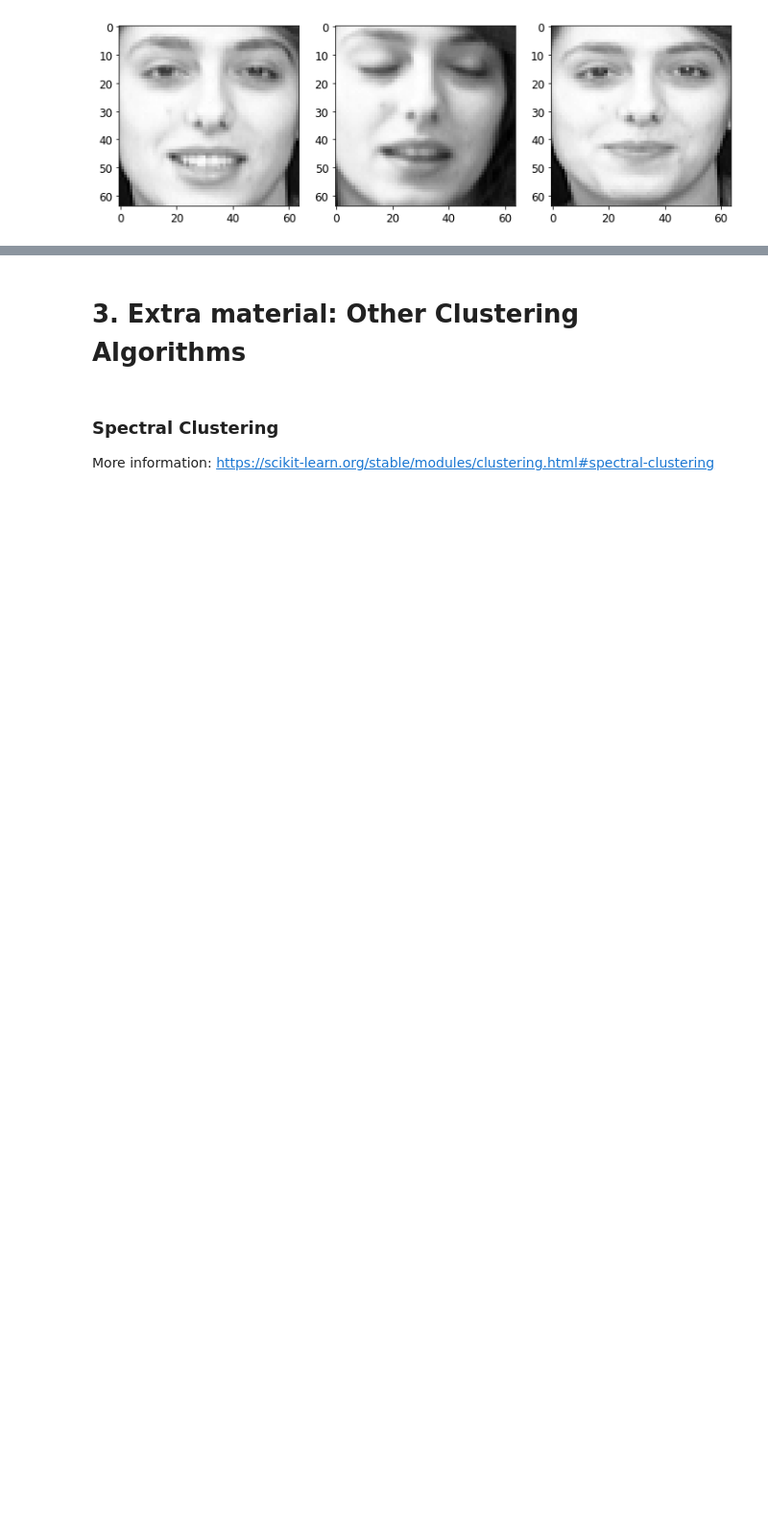
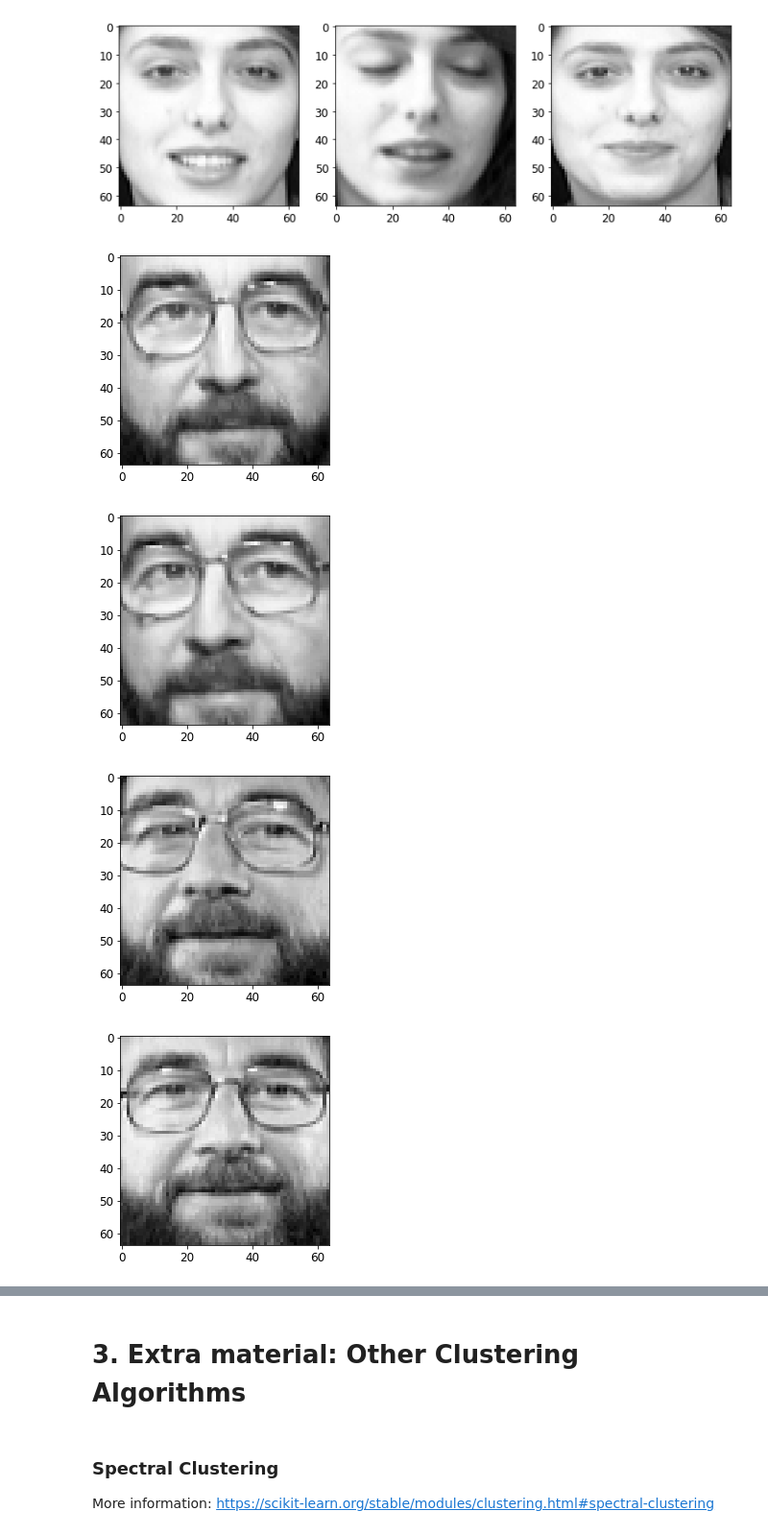
Before and after one commit to FlorianSong/Intro_data_analytics, a Jupyter notebook: Workshop3.ipynb, the cells around one changed output, grey strips where cells are left out. Shown at 96% size. Saved outputs shown, nothing was run; the diff lists cells and outputs as text; code cells hidden in the pictures; blank space fills up the shorter version.

```diff
--- a/Workshop3.ipynb
+++ b/Workshop3.ipynb
@@ -1030,0 +1059,14 @@ plt.show()
+# %%
+# 3, 2, 1, code!
+
+kmeans = KMeans(40)
+kmeans.fit(data)
+
+for i in np.where(kmeans.labels_ == 3)[0]:
+    plt.imshow(images[i], cmap="gray")
+    plt.show()
+# %% [output]
+[figure, added]
+[figure, added]
+[figure, added]
+[figure, added]
```
Also changed, not shown: parts of 52 cells of this notebook, 6 other files.
